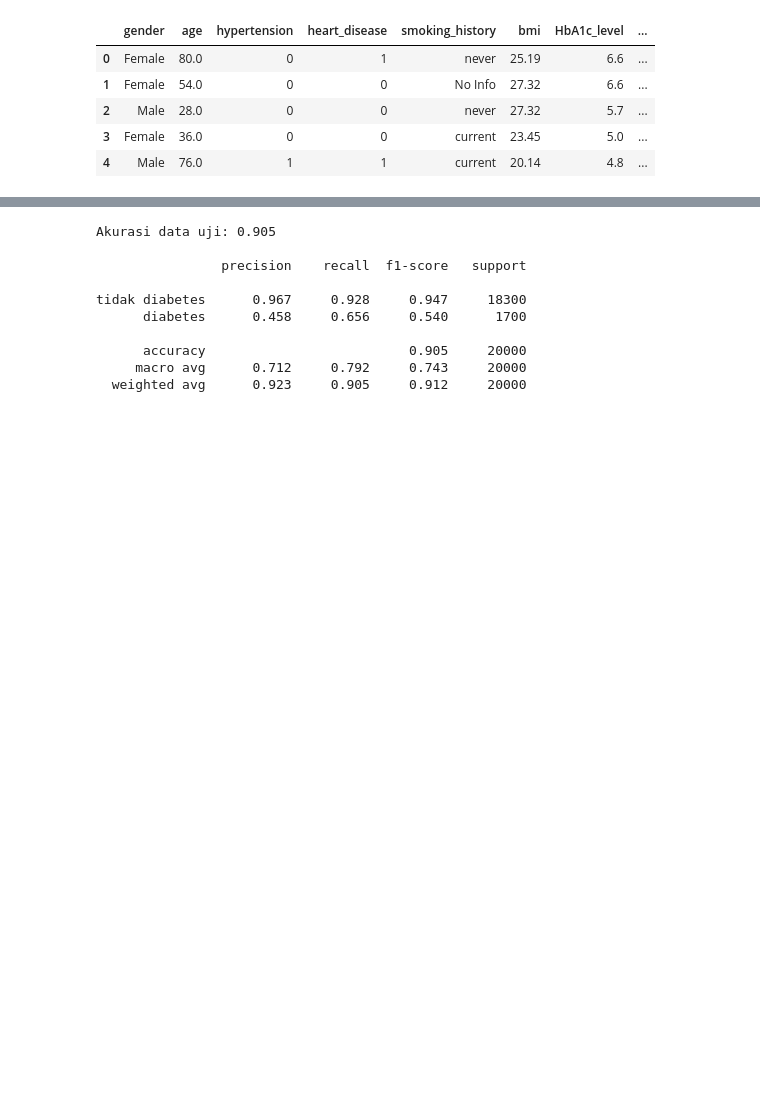
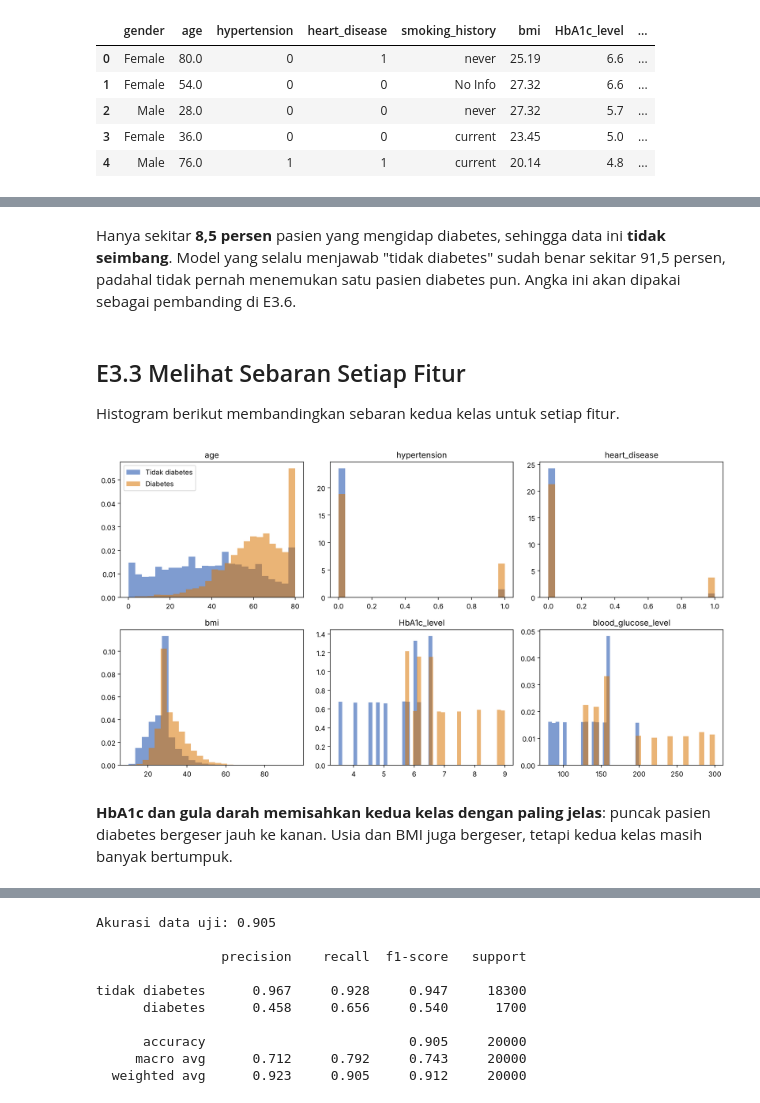
Before and after one commit to ahmad-fathan/Fundamentals-of-Data-Science, a Jupyter notebook: Classification/bab-e3-naive-bayes-prediksi-diabetes.ipynb, the cells around one changed output, grey strips where cells are left out. Cells and saved outputs as stored; diff of their text form; code cells hidden in the pictures; blank space fills up the shorter version.

```diff
--- a/Classification/bab-e3-naive-bayes-prediksi-diabetes.ipynb
+++ b/Classification/bab-e3-naive-bayes-prediksi-diabetes.ipynb
@@ -238,17 +56,0 @@ Grafik berikut memperlihatkan cara kerja Persamaan 1 untuk satu fitur, yaitu HbA
-# %%
-f = "HbA1c_level"
-x_baru = pasien[f].iloc[0]
-sumbu_x = np.linspace(3, 9, 300)
-
-plt.figure(figsize=(8, 4.5))
-for k in (0, 1):
-    mu, sigma = rata_rata.loc[k, f], std_dev.loc[k, f]
-    plt.plot(sumbu_x, norm.pdf(sumbu_x, mu, sigma), color=warna[k], linewidth=2.5, label=label[k])
-    plt.scatter([x_baru], [norm.pdf(x_baru, mu, sigma)], color=warna[k], s=60, zorder=3)
-plt.axvline(x_baru, color="gray", linestyle="--")
-plt.xlabel("HbA1c (%)")
-plt.ylabel("Likelihood (kepadatan)")
-plt.title("Kurva normal yang dipelajari model untuk HbA1c")
-plt.legend()
-plt.grid(alpha=0.3)
-plt.show()
@@ -332,0 +72,24 @@ Sekarang kita ukur kinerja model pada data uji, yaitu 20.000 pasien yang tidak d
+# %% [markdown]
+Hanya sekitar **8,5 persen** pasien yang mengidap diabetes, sehingga data ini **tidak seimbang**. Model yang selalu menjawab "tidak diabetes" sudah benar sekitar 91,5 persen, padahal tidak pernah menemukan satu pasien diabetes pun. Angka ini akan dipakai sebagai pembanding di E3.6.
+# %% [markdown]
+## E3.3 Melihat Sebaran Setiap Fitur
+
+Histogram berikut membandingkan sebaran kedua kelas untuk setiap fitur.
+# %%
+fitur = ["age", "hypertension", "heart_disease", "bmi", "HbA1c_level", "blood_glucose_level"]
+warna = {0: "#174CAA", 1: "#D97706"}
+label = {0: "Tidak diabetes", 1: "Diabetes"}
+
+fig, axes = plt.subplots(2, 3, figsize=(13, 7))
+for ax, f in zip(axes.ravel(), fitur):
+    for k in (0, 1):
+        nilai = diabetes.loc[diabetes["diabetes"] == k, f]
+        ax.hist(nilai, bins=25, alpha=0.55, color=warna[k], label=label[k], density=True)
+    ax.set_title(f)
+axes[0, 0].legend()
+plt.tight_layout()
+plt.show()
+# %% [output]
+[figure, added]
+# %% [markdown]
+**HbA1c dan gula darah memisahkan kedua kelas dengan paling jelas**: puncak pasien diabetes bergeser jauh ke kanan. Usia dan BMI juga bergeser, tetapi kedua kelas masih banyak bertumpuk.
```
Also changed, not shown: parts of 50 cells of this notebook, 2 other files.
